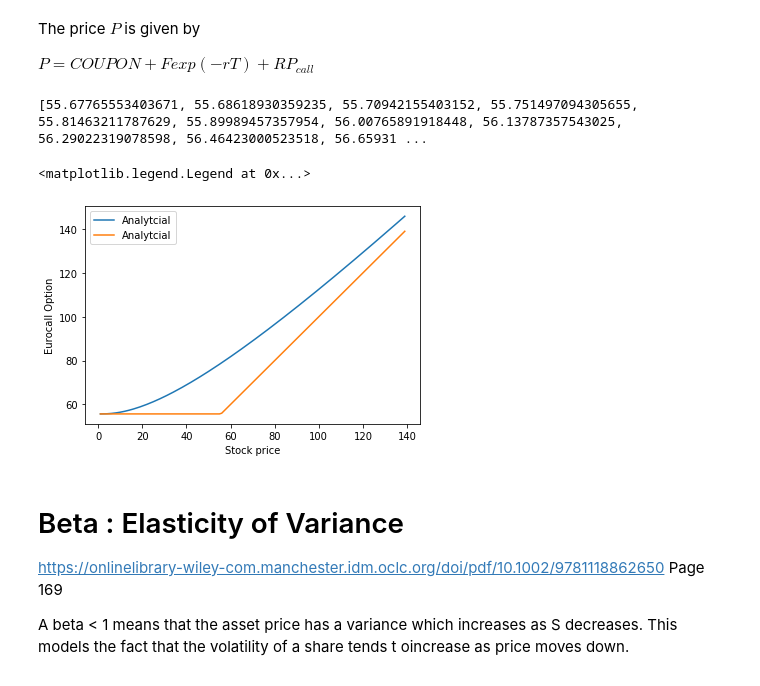
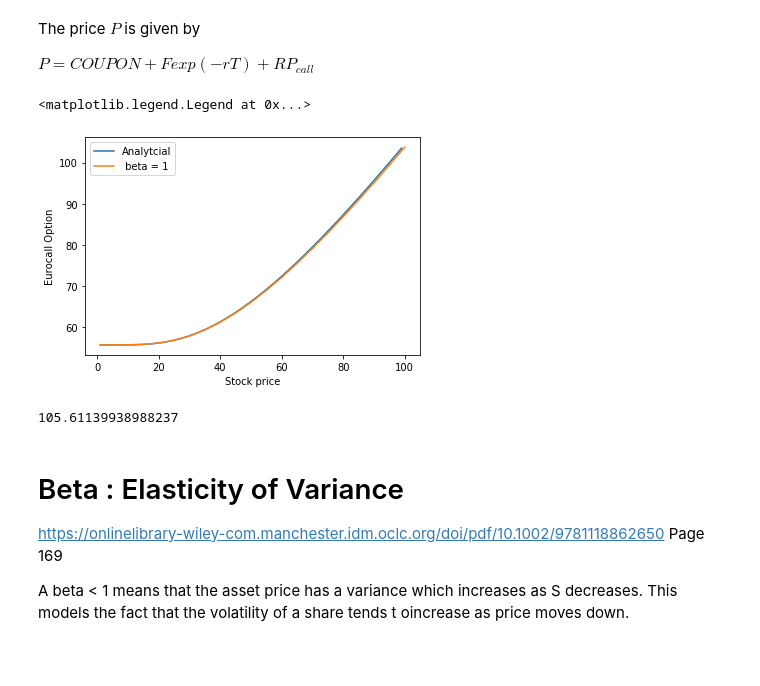
Before and after one commit to krishanj20/CrankNicolson, a Jupyter notebook: CrankNicolson/Value_vs_stock.ipynb, the cells around one changed output. Saved outputs shown, nothing was run; the diff lists cells and outputs as text; code cells hidden in the pictures.

```diff
--- a/CrankNicolson/Value_vs_stock.ipynb
+++ b/CrankNicolson/Value_vs_stock.ipynb
@@ -68,0 +110,19 @@ At large S, both bonds should become similar, as they essentially only become de
+# %%
+jmax = []
+Value_jMax_i1 = []
+Value_jMax_i2 = []
+Value_jMax_i3 = []
+with open('V_function_jMax.txt') as csv_file:
+    csv_reader = csv.reader(csv_file, delimiter=',')
+    for row in csv_reader:
+        jmax.append(float(row[0]))
+        Value_jMax_i1.append(float(row[1]))
+        Value_jMax_i2.append(float(row[2]))
+        Value_jMax_i3.append(float(row[3]))
+
+plt.plot(jmax, Value_jMax_i1, label = "imax = 20")
+plt.plot(jmax, Value_jMax_i2, label = "imax = 35")
+plt.plot(jmax, Value_jMax_i3, label = "imax = 50")
+plt.legend()
+plt.xlabel("jMax")
+plt.ylabel("V(S0,0)")
@@ -84,52 +147,63 @@ r = 0.0038
 T = 3
 F = 56
 R = 1
-sigma = 0.73
+sigma = 0.369
 #WHY HAS HE ADDED .47 to X?
-K = 70
+K = 56.47
 S0 = K
 #Calulate value of coupon
 #Through integrating Cexp(-(alpha+r)t)dt from 0 to T
-COUPON = C/(alpha+r) * (1- np.exp((-(alpha+r)*T)))
+COUPON = C* (1- np.exp((-(alpha+r)*T)))/(alpha+r)
 
 BOND = F*np.exp(-r*T)
 
 def euro_vanilla_call(S, K, T, r, sigma):
 
     #S: spot price
     #K: strike price
     #T: time to maturity
     #r: interest rate
     #sigma: volatility of underlying asset
 
     d1 = (np.log(S / K) + (r + 0.5 * sigma ** 2) * T) / (sigma * np.sqrt(T))
-    d2 = (np.log(S / K) + (r - 0.5 * sigma ** 2) * T) / (sigma * np.sqrt(T))
+    #d2 = (np.log(S / K) + (r - 0.5 * sigma ** 2) * T) / (sigma * np.sqrt(T))
+    d2 = d1 - sigma*np.sqrt(T)
 
     call = (S * si.norm.cdf(d1, 0.0, 1.0) - K * np.exp(-r * T) * si.norm.cdf(d2, 0.0, 1.0))
 
     return call
 
 ANALYTIC_PRICE = []
 STOCK_PRICE = []
 BOND_FLOOR = []
 EQUITY = []
-for s in range(1,140):
+stock_a = []
+value_ana_code = []
+for s in range(1,300):
     STOCK_PRICE.append(s)
     EQUITY.append(max(BOND+COUPON, s))
     BOND_FLOOR.append(BOND+COUPON)
-    ANALYTIC_PRICE.append(euro_vanilla_call(s, K, T, r, sigma) + BOND +COUPON)
+    ANALYTIC_PRICE.append(euro_vanilla_call(s, K = 56.47, T =3, r = 0.0038, sigma = 0.369)+ BOND +COUPON)
 
-#plt.plot(S,V1, label = " beta = 1")
-print(ANALYTIC_PRICE)
+with open('analytical.txt') as csv_file:
+    csv_reader = csv.reader(csv_file, delimiter=',')
+    for row in csv_reader:
+        stock_a.append(float(row[0]))
+        value_ana_code.append(float(row[1]))
+
+
 plt.plot(STOCK_PRICE,ANALYTIC_PRICE, label = "Analytcial")
-plt.plot(STOCK_PRICE,EQUITY, label = "Analytcial")
+plt.plot(stock_a,value_ana_code, label = " beta = 1")
 plt.xlabel('Stock price')
 plt.ylabel('Eurocall Option')
 plt.legend()
 # %% [output]
-[55.67765553403671, 55.68618930359235, 55.70942155403152, 55.751497094305655, 55.81463211787629, 55.89989457357954, 56.00765891918448, 56.13787357543025, 56.29022319078598, 56.46423000523518, 56.65931 ...
+<matplotlib.legend.Legend at 0x...>
-<matplotlib.legend.Legend at 0x...>
-[figure, old version]
+[figure, new version]
+# %%
+euro_vanilla_call(50, K = 56.47, T =3, r = 0.0038, sigma = 3.73)+ BOND +COUPON
+# %% [output]
+105.61139938988237
 # %% [markdown]
 # Beta : Elasticity of Variance
 
```
Also changed, not shown: parts of 8 cells of this notebook, 7 other files.
